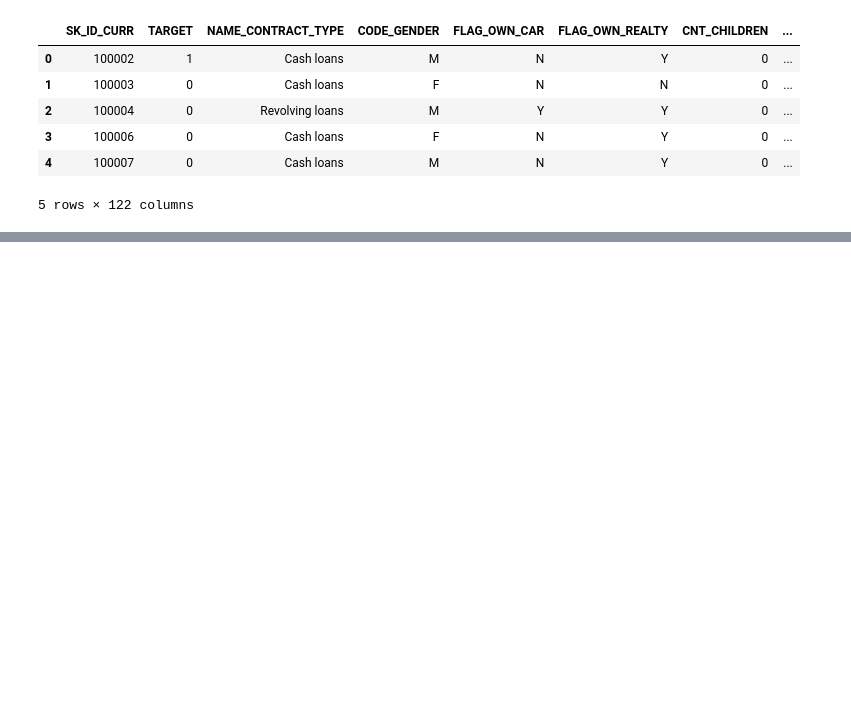
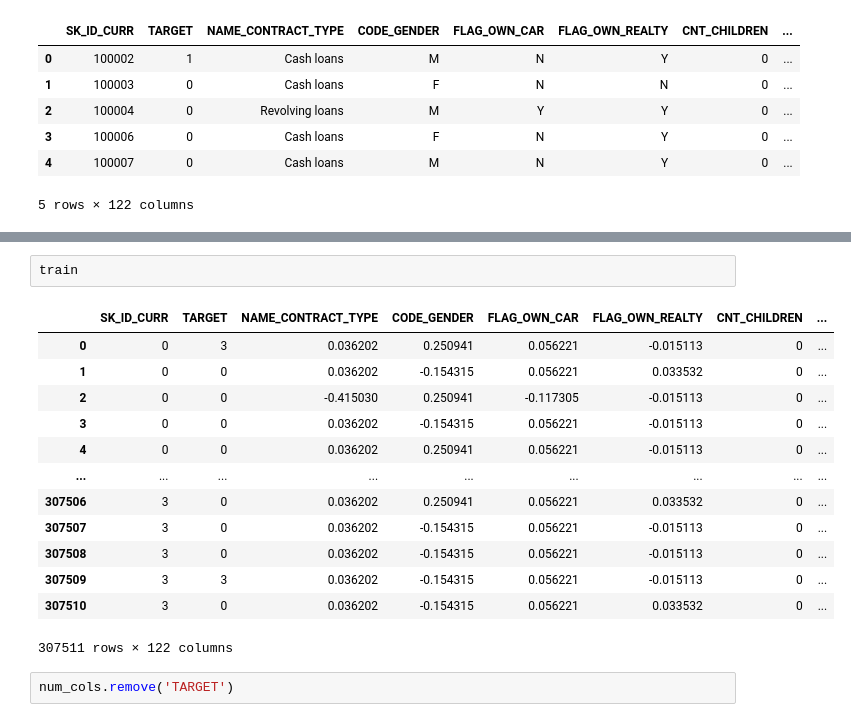
Before and after one commit to DenisKochetov/Home-Credit-Default-Risk, a Jupyter notebook: notebooks/data_preparation.ipynb, the cells around one changed output, grey strips where cells are left out. Drawn from its saved outputs; the diff is of its cells as text; blank space fills up the shorter version.

```diff
--- a/notebooks/data_preparation.ipynb
+++ b/notebooks/data_preparation.ipynb
@@ -104,0 +377,18 @@ Length: 122, dtype: int64
+# %%
+train
+# %% [output]
+|  | SK_ID_CURR | TARGET | NAME_CONTRACT_TYPE | CODE_GENDER | FLAG_OWN_CAR | FLAG_OWN_REALTY | CNT_CHILDREN | ... |
+| 0 | 0 | 3 | 0.036202 | 0.250941 | 0.056221 | -0.015113 | 0 | ... |
+| 1 | 0 | 0 | 0.036202 | -0.154315 | 0.056221 | 0.033532 | 0 | ... |
+| 2 | 0 | 0 | -0.415030 | 0.250941 | -0.117305 | -0.015113 | 0 | ... |
+| 3 | 0 | 0 | 0.036202 | -0.154315 | 0.056221 | -0.015113 | 0 | ... |
+| 4 | 0 | 0 | 0.036202 | 0.250941 | 0.056221 | -0.015113 | 0 | ... |
+| ... | ... | ... | ... | ... | ... | ... | ... | ... |
+| 307506 | 3 | 0 | 0.036202 | 0.250941 | 0.056221 | 0.033532 | 0 | ... |
+| 307507 | 3 | 0 | 0.036202 | -0.154315 | 0.056221 | -0.015113 | 0 | ... |
+| 307508 | 3 | 0 | 0.036202 | -0.154315 | 0.056221 | -0.015113 | 0 | ... |
+| 307509 | 3 | 3 | 0.036202 | -0.154315 | 0.056221 | -0.015113 | 0 | ... |
+| 307510 | 3 | 0 | 0.036202 | -0.154315 | 0.056221 | 0.033532 | 0 | ... |
+307511 rows × 122 columns
+# %%
+num_cols.remove('TARGET')
```
Also changed, not shown: parts of 59 cells of this notebook, 3 other files.
